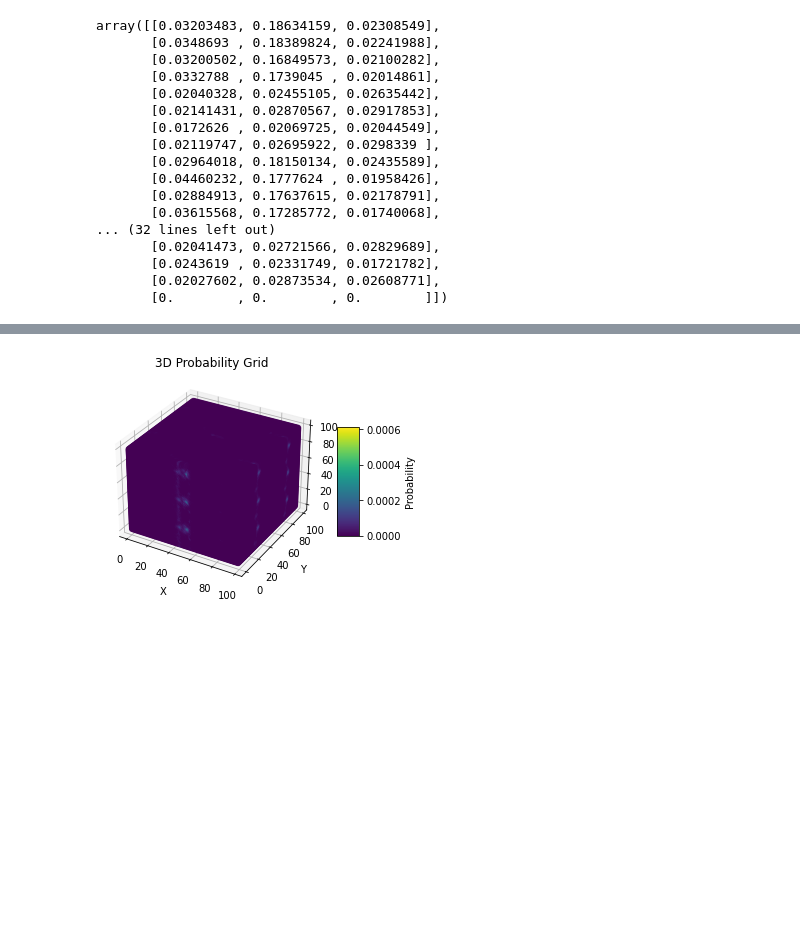
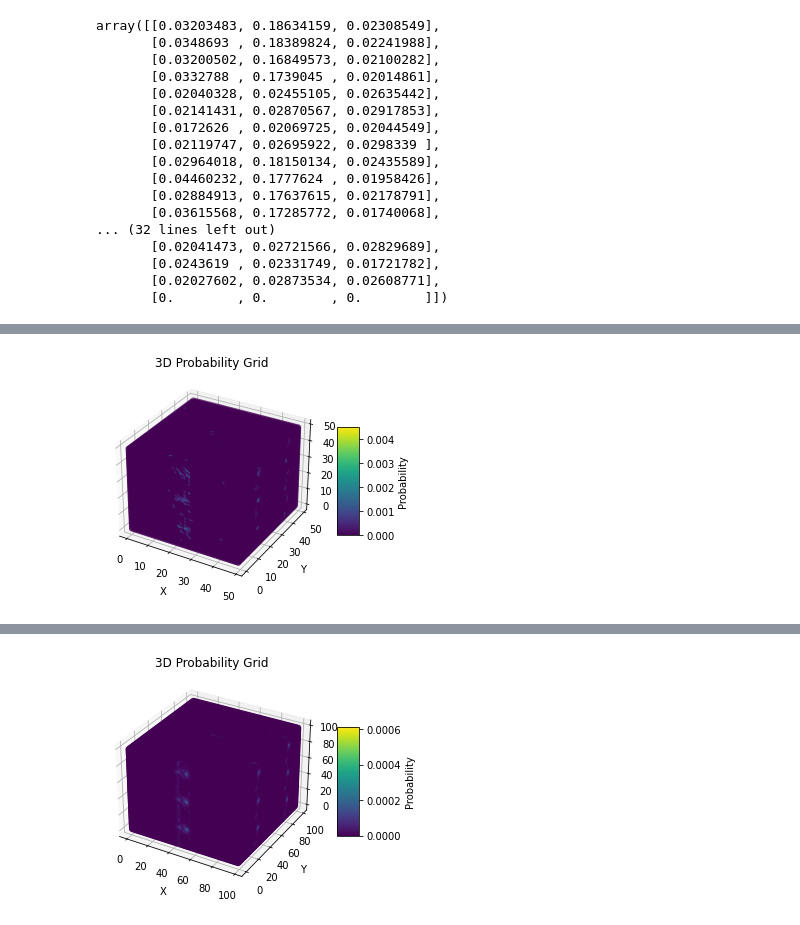
Before and after one commit to cmc-ucl/QUBO_GULP, a Jupyter notebook: QUBO_GULP.ipynb, the cells around one changed output, grey strips where cells are left out. Drawn from its saved outputs; the diff is of its cells as text; code cells hidden in the pictures; blank space fills up the shorter version.

```diff
--- a/QUBO_GULP.ipynb
+++ b/QUBO_GULP.ipynb
@@ -202,0 +535,17 @@ vview(Structure(delithiated_structure_init.lattice.matrix,[1]*N_positions_final,
+# %%
+M = 50
+N_positions_final = 100
+grid = compute_probability_grid(li_coords_all, M)
+
+plot_probability_grid(grid)
+
+centers = find_fractional_centers(M)
+top_centers = find_top_x_points(grid,centers,N_positions_final)
+
+coord_top = []
+for line in top_centers:
+    coord_top.append(line[0])
+coord_top = np.array(coord_top)
+vview(Structure(delithiated_structure_init.lattice.matrix,[1]*N_positions_final,coord_top))
+# %% [output]
+[figure, added]
```
Also changed, not shown: parts of 73 cells of this notebook.
